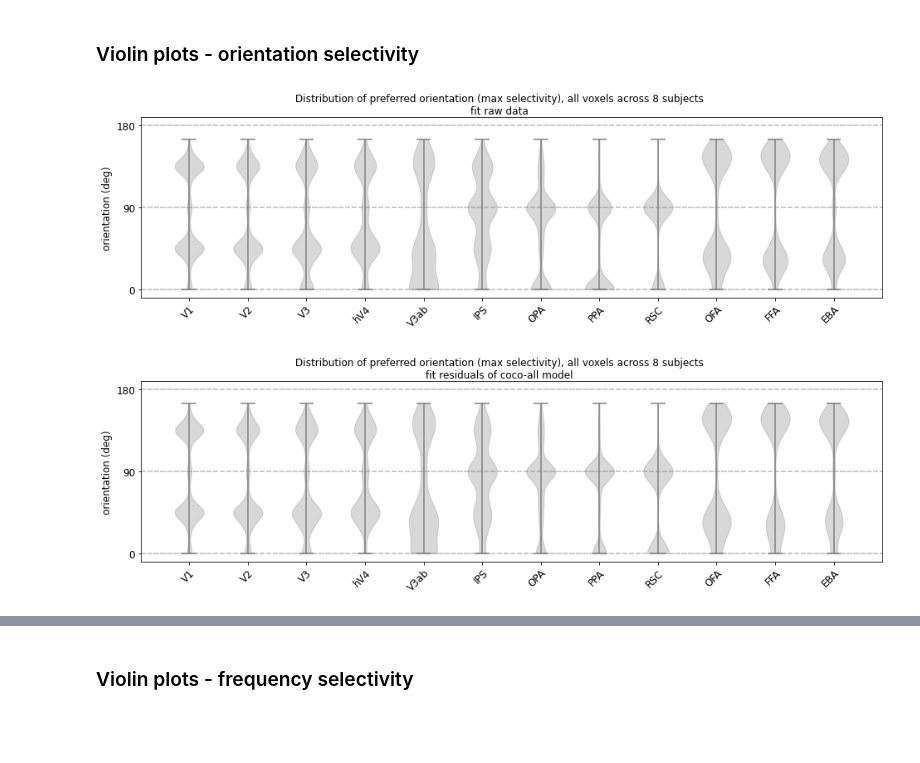
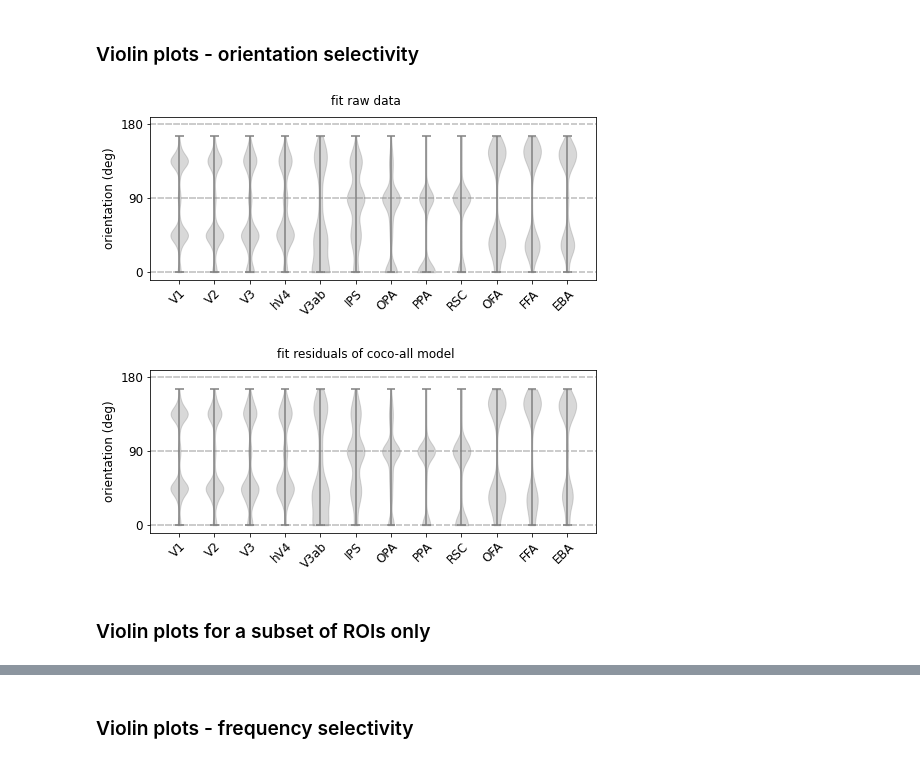
Before and after one commit to mmhenderson/image_stats_gabor, a Jupyter notebook: plot_feature_selectivity/plot_gabor_tuning_semresiduals.ipynb, the cells around one changed output, grey strips where cells are left out. Drawn from its saved outputs; the diff is of its cells as text; code cells hidden in the pictures; blank space fills up the shorter version.

```diff
--- a/plot_feature_selectivity/plot_gabor_tuning_semresiduals.ipynb
+++ b/plot_feature_selectivity/plot_gabor_tuning_semresiduals.ipynb
@@ -120,14 +70,14 @@ allcorr_reshaped1 = np.reshape(feature_corr1, [n_voxels, n_ori, n_sf], order='F'
 mean_orient_corr1 = np.mean(allcorr_reshaped1, axis=2)
 mean_sf_corr1 = np.mean(allcorr_reshaped1, axis=1)
 
-# find maxes. if they are constant across orient/SF, then set to nan.
+# find maxes across orient/SF.
 preferred_ori_corr1 = np.argmax(mean_orient_corr1, axis=1).astype(np.float32)
 is_constant1 = np.all(np.tile(mean_orient_corr1[:,0:1], [1,n_ori])==mean_orient_corr1, axis=1)
-preferred_ori_corr1[is_constant1] = np.nan
+assert(not(np.any(is_constant1)))
 
 preferred_sf_corr1 = np.argmax(mean_sf_corr1, axis=1).astype(np.float32)
 is_constant1 = np.all(np.tile(mean_sf_corr1[:,0:1], [1,n_sf])==mean_sf_corr1, axis=1)
-preferred_sf_corr1[is_constant1] = np.nan
+assert(not(np.any(is_constant1)))
 
 feature_corr2 = np.concatenate([out2[si]['corr_each_feature'] for si in range(n_subjects)], axis=0)
 n_voxels = feature_corr2.shape[0]
@@ -135,11 +85,10 @@ allcorr_reshaped2 = np.reshape(feature_corr2, [n_voxels, n_ori, n_sf], order='F'
 mean_orient_corr2 = np.mean(allcorr_reshaped2, axis=2)
 mean_sf_corr2 = np.mean(allcorr_reshaped2, axis=1)
 
-# find maxes. if they are constant across orient/SF, then set to nan.
 preferred_ori_corr2 = np.argmax(mean_orient_corr2, axis=1).astype(np.float32)
 is_constant2 = np.all(np.tile(mean_orient_corr2[:,0:1], [1,n_ori])==mean_orient_corr2, axis=1)
-preferred_ori_corr2[is_constant2] = np.nan
+assert(not(np.any(is_constant2)))
 
 preferred_sf_corr2 = np.argmax(mean_sf_corr2, axis=1).astype(np.float32)
 is_constant2 = np.all(np.tile(mean_sf_corr2[:,0:1], [1,n_sf])==mean_sf_corr2, axis=1)
-preferred_sf_corr2[is_constant2] = np.nan
+assert(not(np.any(is_constant2)))
@@ -305,24 +156,0 @@ avg_r2.shape
-# %%
-# drop in performance expressed as percentage of original
-r2_drop = (val_r2_1 - val_r2_2)/val_r2_1
-
-avg_drop_bw_methods = np.zeros((n_rois, n_subjects))
-for rr in range(n_rois):
-    for ss in range(n_subjects):
-        inds_this_roi = roi_def.get_indices(rr) & abv_thresh & (subject_inds==ss)
-        avg_drop_bw_methods[rr,ss] = np.mean(r2_drop[inds_this_roi])
-
-mean_vals = np.mean(avg_drop_bw_methods, axis=1, keepdims=True)
-sem_vals = np.std(avg_drop_bw_methods, axis=1, keepdims=True)/np.sqrt(n_subjects)
-
-plt.rcParams['pdf.fonttype']=42
-fh = plot_utils.plot_multi_bars(mean_data=mean_vals, err_data=sem_vals, \
-                                point_data=avg_drop_bw_methods.T[:,:,np.newaxis],
-                                space=0.1, \
-                xticklabels=roi_names, ylabel='prop R2 decrease', \
-                ylim=[0.25,1], title='',\
-
-                fig_size=(8,3))
-
-fn2save = '/user_data/mmhender/imStat/figures/R2_drop_raw_vs_resid.pdf'
-plt.savefig(fn2save)
@@ -361,41 +160,43 @@ roi_color_inds = [np.where([ri in rg for rg in roi_groups])[0][0] for ri in rang
 plot_utils.set_all_font_sizes(12)
 
 plt.rcParams['pdf.fonttype']=42
+
+color = '#7f7f7f'
 
 names = ['fit raw data', 'fit residuals of coco-all model']
 
 pi=0
 for corrs, name in zip([preferred_ori_corr1, preferred_ori_corr2], names):
 
-    plt.figure(figsize=(16,4))
+    plt.figure(figsize=(8,3))
 
     for ri in range(n_rois):
-
-        color = colors[roi_color_inds[ri]]
 
         inds_this_roi = roi_def.get_indices(ri) & abv_thresh
 
         parts = plt.violinplot(ori_unique[corrs[inds_this_roi].astype(int)],[ri])
         for pc in parts['bodies']:
             pc.set_color(color)
         parts['cbars'].set_color(color)
         parts['cmins'].set_color(color)
         parts['cmaxes'].set_color(color)
 
         plt.yticks([0,90,180])
         plt.axhline(0,linestyle='--',color=[0.8, 0.8, 0.8],zorder=-10)
         plt.axhline(90,linestyle='--',color=[0.8, 0.8, 0.8],zorder=-10)
         plt.axhline(180,linestyle='--',color=[0.8, 0.8, 0.8],zorder=-10)
 
         plt.ylabel('orientation (deg)')
 
         plt.axhline(0,linestyle='--',color=[0.8, 0.8, 0.8],zorder=-10)
 
     plt.xticks(ticks=np.arange(0,n_rois),labels=roi_names,\
                            rotation=45, ha='right',rotation_mode='anchor')
 
-    plt.suptitle('Distribution of preferred orientation (max selectivity), all voxels across 8 subjects\n%s'%name)
+    plt.suptitle('%s'%name)
 # %% [output]
-[figure, old version]
+[figure, new version]
-[figure, old version]
+[figure, new version]
+# %% [markdown]
+### Violin plots for a subset of ROIs only
 # %%
```
Also changed, not shown: parts of 57 cells of this notebook, 8 other files.
